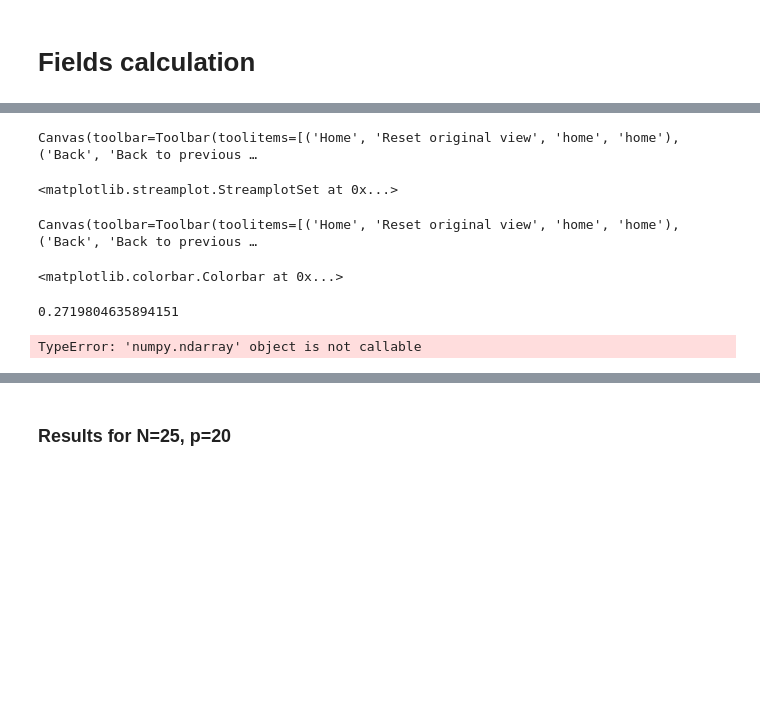
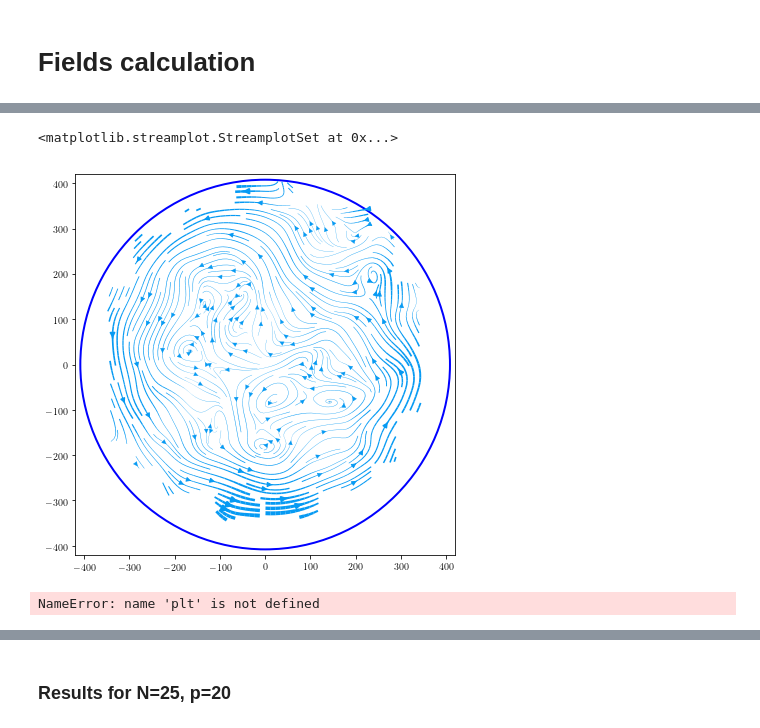
Before and after one commit to fvegar/brownian, a Jupyter notebook: chiral_tracks.ipynb, the cells around one changed output, grey strips where cells are left out. Drawn from its saved outputs; the diff is of its cells as text; code cells hidden in the pictures; blank space fills up the shorter version.

```diff
--- a/chiral_tracks.ipynb
+++ b/chiral_tracks.ipynb
@@ -689,38 +697,27 @@ Y, X = np.mgrid[ 400 - R:400 + R:15j,656 - R:656 + R:15j]
 # %%
 plt.close('all')
-figure, axes = plt.subplots()
+figure, axes = plt.subplots(figsize=(7,7))
 
 draw_circle = plt.Circle((0, 0), 408, fill=False, color='b', linewidth=2)
 
 axes.set_aspect(1)
 axes.add_artist(draw_circle)
 
-lw = 30* speed
+lw = 10* speed
 plt.xlim(-420,420)
 plt.ylim(-420,420)
-plt.streamplot(X-676, Y-395, ux, uy, color='xkcd:azure', density=2.6, linewidth=lw)
+plt.streamplot(X, Y, ux, uy, color='xkcd:azure', density=2.6, linewidth=lw)
 # %% [output]
-Canvas(toolbar=Toolbar(toolitems=[('Home', 'Reset original view', 'home', 'home'), ('Back', 'Back to previous …
+<matplotlib.streamplot.StreamplotSet at 0x...>
-<matplotlib.streamplot.StreamplotSet at 0x...>
+[figure, added]
 # %%
 fig, ax1 = plt.subplots(figsize=(7, 7))
 
-maxim = np.max((n/Nframes)/(25/15))
-
-dens = plt.imshow((n/Nframes)/(25/15), interpolation='gaussian', cmap='gnuplot',extent=(-400,400,-400,400),
-                  vmax=maxim*0.5,vmin=-0.005)
+dens = plt.imshow(n, interpolation='gaussian', cmap='gnuplot',extent=(-400,400,-400,400),
+                  vmax = np.max(n)*0.75,vmin=-0.005)
 
 fig.colorbar(dens, ax=ax1,fraction=0.047, pad=0.01)
 # %% [output]
-Canvas(toolbar=Toolbar(toolitems=[('Home', 'Reset original view', 'home', 'home'), ('Back', 'Back to previous …
+NameError: name 'plt' is not defined
-<matplotlib.colorbar.Colorbar at 0x...>
-# %%
- np.max((n/Nframes)/(25/15))
-# %% [output]
-0.2719804635894151
-# %%
-n
-# %% [output]
-TypeError: 'numpy.ndarray' object is not callable
 # %%
 plt.close('all')
```
Also changed, not shown: parts of 13 cells of this notebook, 1 other file.
